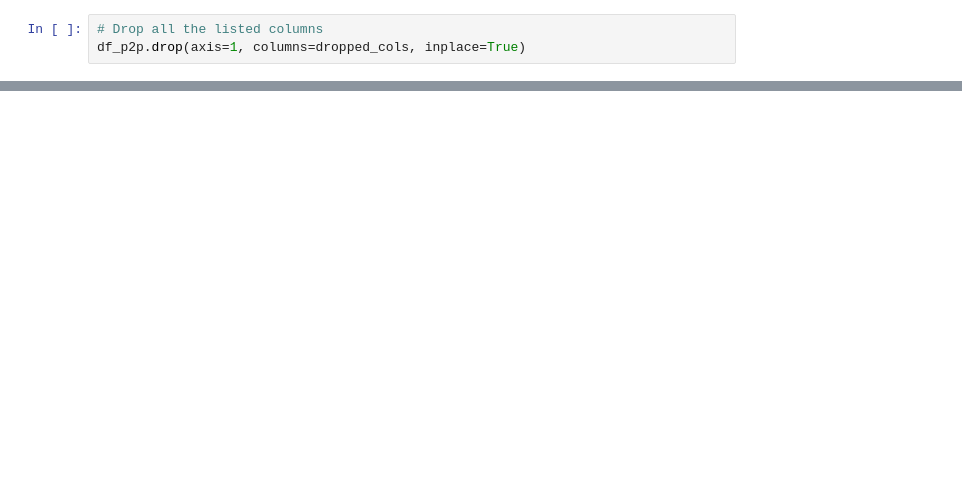
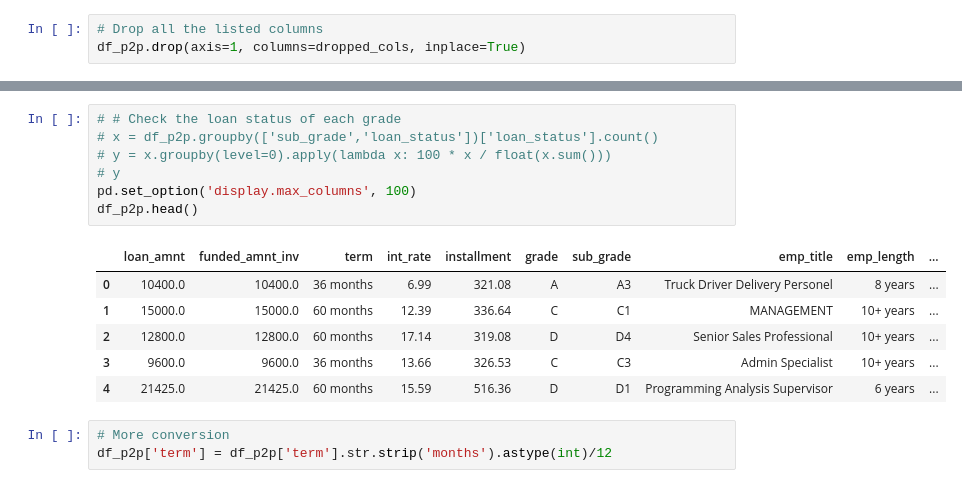
Before and after one commit to alan13519/P2PLending, a Jupyter notebook: P2P_EDA_Data_Cleaning.ipynb, the cells around one changed output, grey strips where cells are left out. Cells and saved outputs as stored; diff of their text form; blank space fills up the shorter version.

```diff
--- a/P2P_EDA_Data_Cleaning.ipynb
+++ b/P2P_EDA_Data_Cleaning.ipynb
@@ -112,0 +192,17 @@ df_p2p['secondary_app_credit_length'] = df_p2p['secondary_app_credit_length'].dt
+# %%
+# # Check the loan status of each grade
+# x = df_p2p.groupby(['sub_grade','loan_status'])['loan_status'].count()
+# y = x.groupby(level=0).apply(lambda x: 100 * x / float(x.sum()))
+# y
+pd.set_option('display.max_columns', 100)
+df_p2p.head()
+# %% [output]
+|  | loan_amnt | funded_amnt_inv | term | int_rate | installment | grade | sub_grade | emp_title | emp_length | ... |
+| 0 | 10400.0 | 10400.0 | 36 months | 6.99 | 321.08 | A | A3 | Truck Driver Delivery Personel | 8 years | ... |
+| 1 | 15000.0 | 15000.0 | 60 months | 12.39 | 336.64 | C | C1 | MANAGEMENT | 10+ years | ... |
+| 2 | 12800.0 | 12800.0 | 60 months | 17.14 | 319.08 | D | D4 | Senior Sales Professional | 10+ years | ... |
+| 3 | 9600.0 | 9600.0 | 36 months | 13.66 | 326.53 | C | C3 | Admin Specialist | 10+ years | ... |
+| 4 | 21425.0 | 21425.0 | 60 months | 15.59 | 516.36 | D | D1 | Programming Analysis Supervisor | 6 years | ... |
+# %%
+# More conversion
+df_p2p['term'] = df_p2p['term'].str.strip('months').astype(int)/12
```
Also changed, not shown: parts of 22 cells of this notebook.
